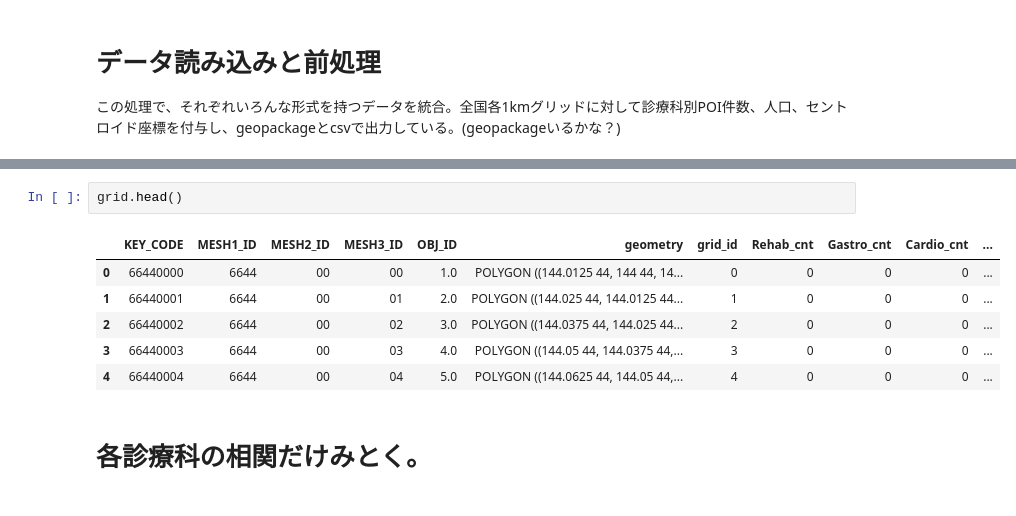
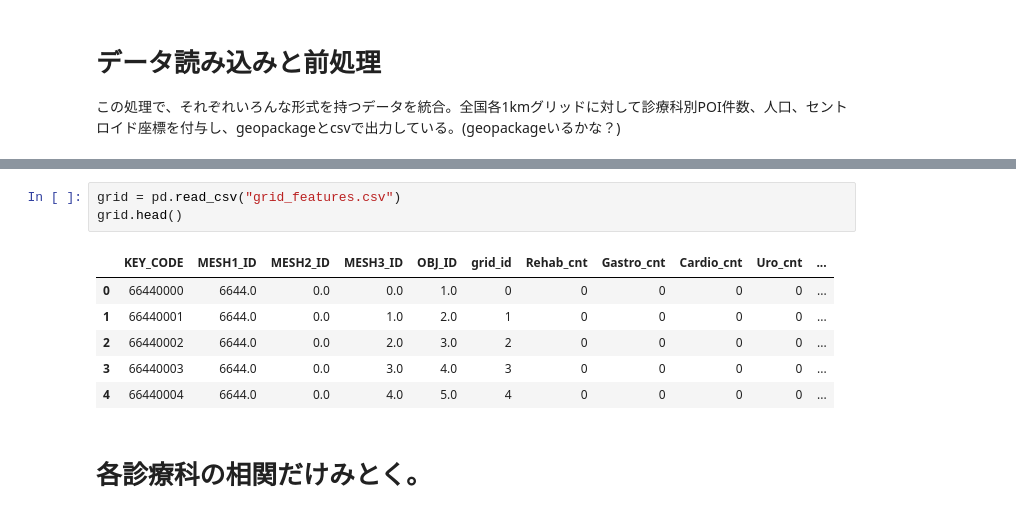
Before and after one commit to stryig0033/muldistribution, a Jupyter notebook: EDA/test.ipynb, the cells around one changed output, grey strips where cells are left out. Drawn from its saved outputs; the diff is of its cells as text.

```diff
--- a/EDA/test.ipynb
+++ b/EDA/test.ipynb
@@ -113,12 +111,13 @@ print("✅ Saved:", OUTPUT_GPKG, "and", OUTPUT_CSV)
 # %%
+grid = pd.read_csv("grid_features.csv")
 grid.head()
 # %% [output]
-|  | KEY_CODE | MESH1_ID | MESH2_ID | MESH3_ID | OBJ_ID | geometry | grid_id | Rehab_cnt | Gastro_cnt | Cardio_cnt | ... |
-| 0 | 66440000 | 6644 | 00 | 00 | 1.0 | POLYGON ((144.0125 44, 144 44, 14... | 0 | 0 | 0 | 0 | ... |
-| 1 | 66440001 | 6644 | 00 | 01 | 2.0 | POLYGON ((144.025 44, 144.0125 44... | 1 | 0 | 0 | 0 | ... |
-| 2 | 66440002 | 6644 | 00 | 02 | 3.0 | POLYGON ((144.0375 44, 144.025 44... | 2 | 0 | 0 | 0 | ... |
-| 3 | 66440003 | 6644 | 00 | 03 | 4.0 | POLYGON ((144.05 44, 144.0375 44,... | 3 | 0 | 0 | 0 | ... |
-| 4 | 66440004 | 6644 | 00 | 04 | 5.0 | POLYGON ((144.0625 44, 144.05 44,... | 4 | 0 | 0 | 0 | ... |
+|  | KEY_CODE | MESH1_ID | MESH2_ID | MESH3_ID | OBJ_ID | grid_id | Rehab_cnt | Gastro_cnt | Cardio_cnt | Uro_cnt | ... |
+| 0 | 66440000 | 6644.0 | 0.0 | 0.0 | 1.0 | 0 | 0 | 0 | 0 | 0 | ... |
+| 1 | 66440001 | 6644.0 | 0.0 | 1.0 | 2.0 | 1 | 0 | 0 | 0 | 0 | ... |
+| 2 | 66440002 | 6644.0 | 0.0 | 2.0 | 3.0 | 2 | 0 | 0 | 0 | 0 | ... |
+| 3 | 66440003 | 6644.0 | 0.0 | 3.0 | 4.0 | 3 | 0 | 0 | 0 | 0 | ... |
+| 4 | 66440004 | 6644.0 | 0.0 | 4.0 | 5.0 | 4 | 0 | 0 | 0 | 0 | ... |
 # %% [markdown]
 # 各診療科の相関だけみとく。
 # %%
```
Also changed, not shown: parts of 17 cells of this notebook, 10 other files.
